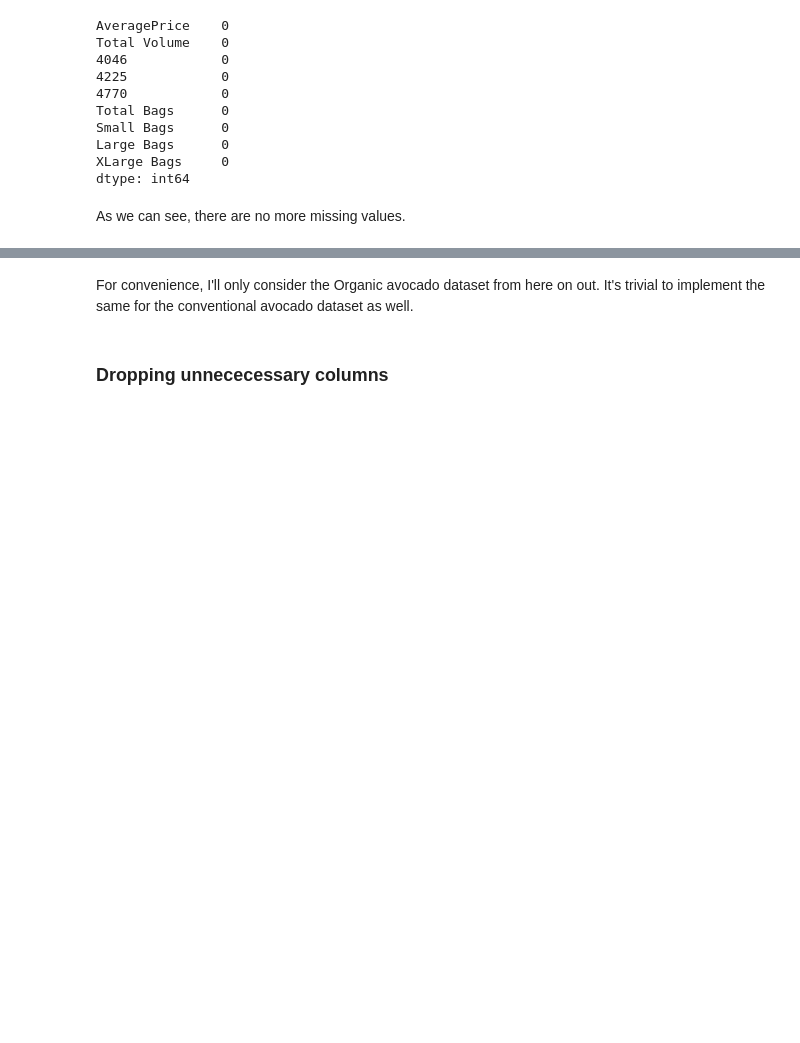
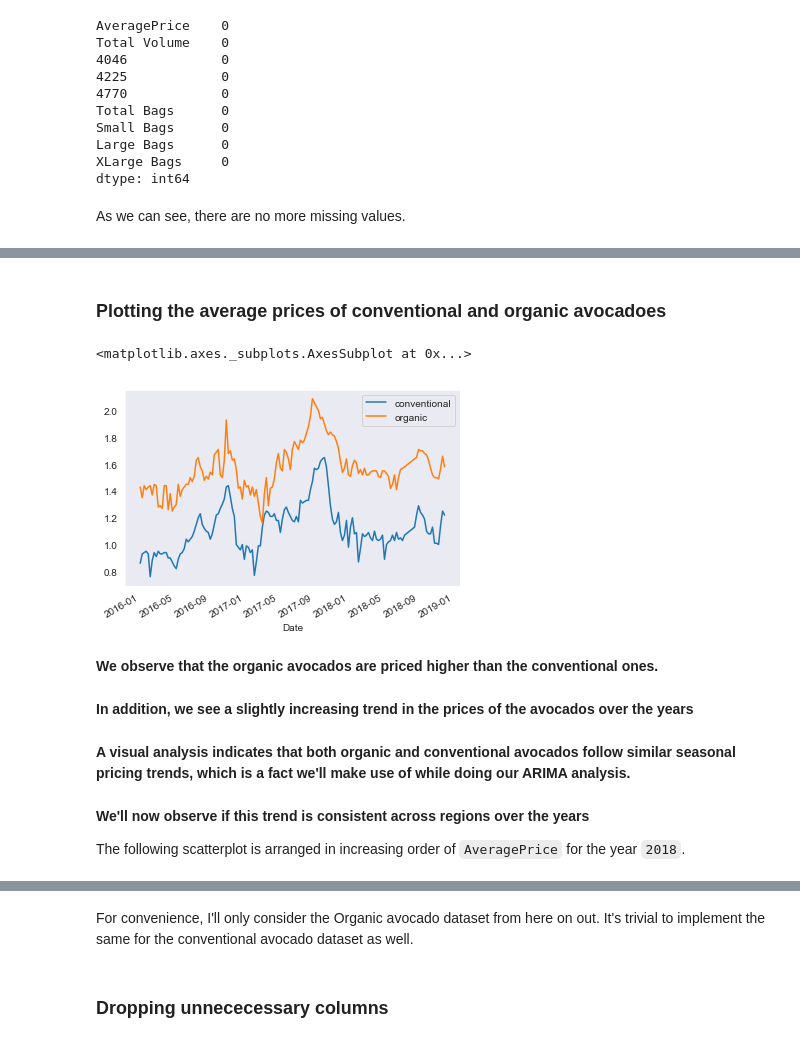
Before and after one commit to thesickcynic/Task, a Jupyter notebook: Task.ipynb, the cells around one changed output, grey strips where cells are left out. Saved outputs shown, nothing was run; the diff lists cells and outputs as text; code cells hidden in the pictures; blank space fills up the shorter version.

```diff
--- a/Task.ipynb
+++ b/Task.ipynb
@@ -138,0 +168,18 @@ conventional_df['AveragePrice'].plot()
+# %% [markdown]
+### Plotting the average prices of conventional and organic avocadoes
+# %%
+ax = conventional_df.plot(y='AveragePrice', label='conventional')
+organic_df.plot(ax=ax,y='AveragePrice', label='organic')
+# %% [output]
+<matplotlib.axes._subplots.AxesSubplot at 0x...>
+[figure, added]
+# %% [markdown]
+**We observe that the organic avocados are priced higher than the conventional ones.**
+# %% [markdown]
+**In addition, we see a slightly increasing trend in the prices of the avocados over the years**
+# %% [markdown]
+**A visual analysis indicates that both organic and conventional avocados follow similar seasonal pricing trends, which is a fact we'll make use of while doing our ARIMA analysis.**
+# %% [markdown]
+**We'll now observe if this trend is consistent across regions over the years**
+
+The following scatterplot is arranged in increasing order of `AveragePrice` for the year `2018`.
```
Also changed, not shown: parts of 37 cells of this notebook.
